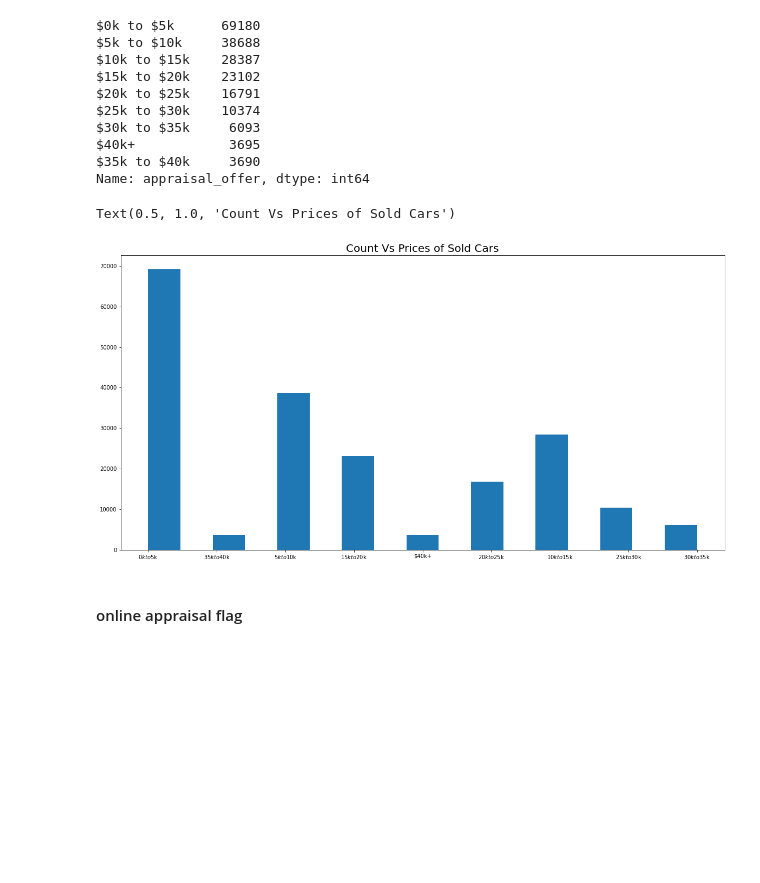
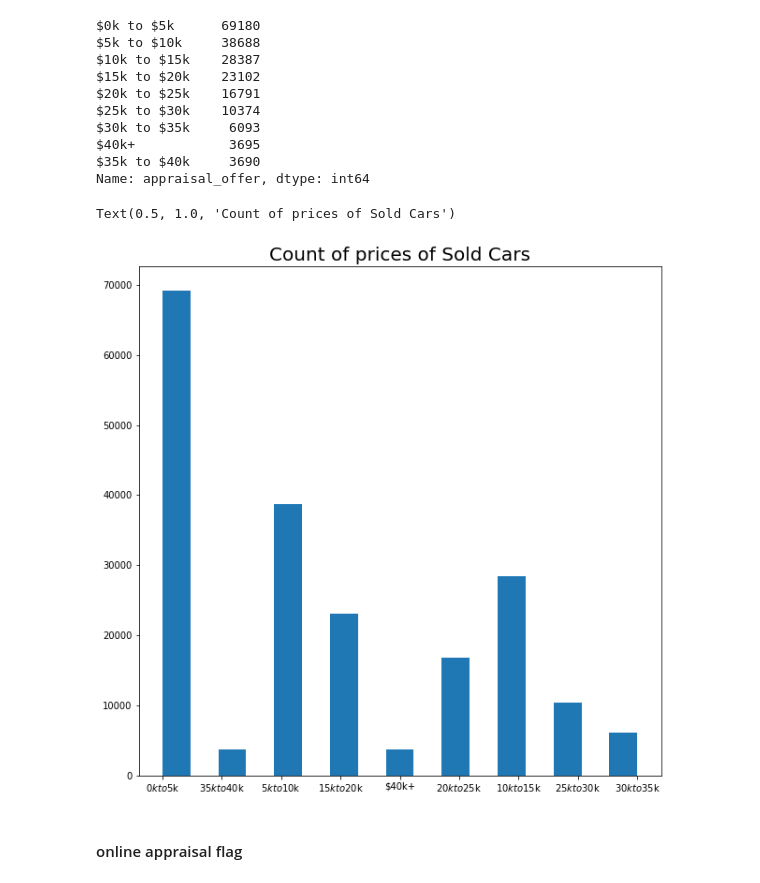
Before and after one commit to Siddharth1060/Car-recomendation-based-on-the-Cars-sold-at-Carmax, a Jupyter notebook: carmax_notebook.ipynb, the cells around one changed output. Saved outputs shown, nothing was run; the diff lists cells and outputs as text; code cells hidden in the pictures; blank space fills up the shorter version.

```diff
--- a/carmax_notebook.ipynb
+++ b/carmax_notebook.ipynb
@@ -159,12 +159,12 @@ $40k+            3695
 $35k to $40k     3690
 Name: appraisal_offer, dtype: int64
 # %%
-plt.subplots(figsize=(20,10))
+plt.subplots(figsize=(10,10))
 plt.hist(df.appraisal_offer, bins =17)
-plt.title("Count Vs Prices of Sold Cars", fontsize= 20)
+plt.title("Count of prices of Sold Cars", fontsize= 20)
 # %% [output]
-Text(0.5, 1.0, 'Count Vs Prices of Sold Cars')
+Text(0.5, 1.0, 'Count of prices of Sold Cars')
-[figure, old version]
+[figure, new version]
 # %%
 # price_difference = pd.DataFrame(df.appraisal_offer-df.price)
 # %% [markdown]
```
Also changed, not shown: parts of 252 cells of this notebook.
